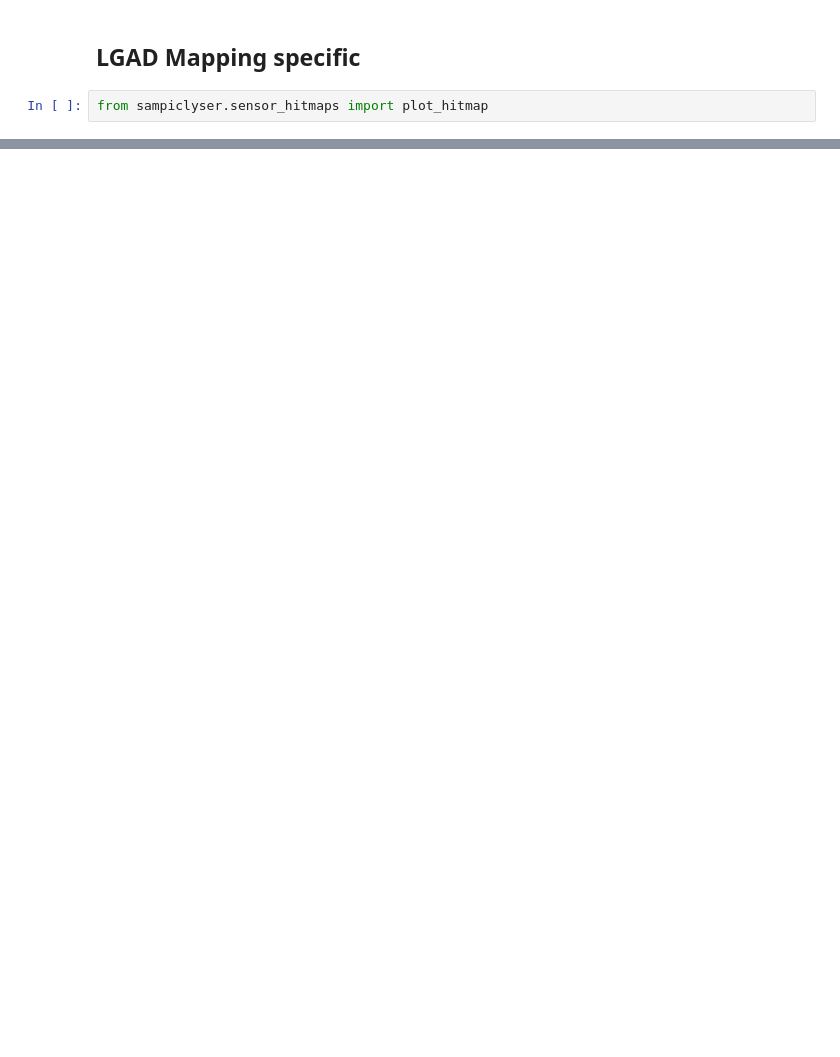
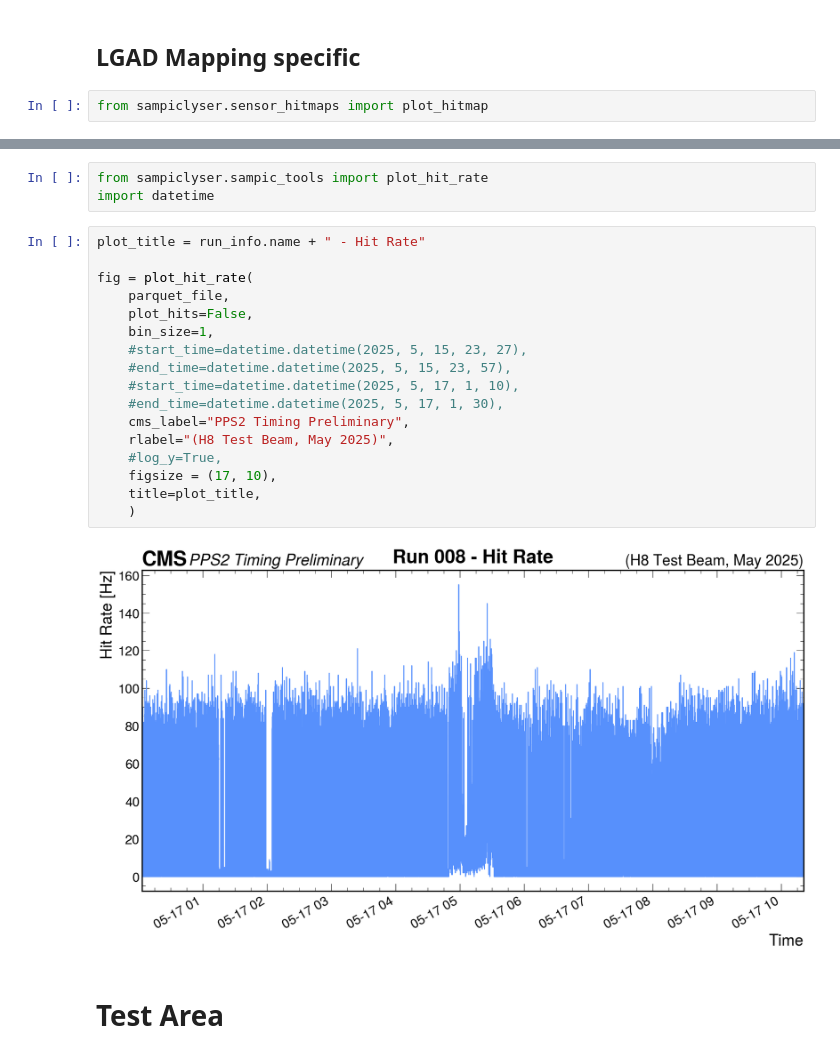
Before and after one commit to cbeiraod/PPS2-Timing-TB-Analysis, a Jupyter notebook: GetHits.ipynb, the cells around one changed output, grey strips where cells are left out. Drawn from its saved outputs; the diff is of its cells as text; blank space fills up the shorter version.

```diff
--- a/GetHits.ipynb
+++ b/GetHits.ipynb
@@ -154,0 +164,24 @@ fig = plot_hitmap(
+# %%
+from sampiclyser.sampic_tools import plot_hit_rate
+import datetime
+# %%
+plot_title = run_info.name + " - Hit Rate"
+
+fig = plot_hit_rate(
+    parquet_file,
+    plot_hits=False,
+    bin_size=1,
+    #start_time=datetime.datetime(2025, 5, 15, 23, 27),
+    #end_time=datetime.datetime(2025, 5, 15, 23, 57),
+    #start_time=datetime.datetime(2025, 5, 17, 1, 10),
+    #end_time=datetime.datetime(2025, 5, 17, 1, 30),
+    cms_label="PPS2 Timing Preliminary",
+    rlabel="(H8 Test Beam, May 2025)",
+    #log_y=True,
+    figsize = (17, 10),
+    title=plot_title,
+    )
+# %% [output]
+[figure, added]
+# %% [markdown]
+# Test Area
```
Also changed, not shown: parts of 26 cells of this notebook.
